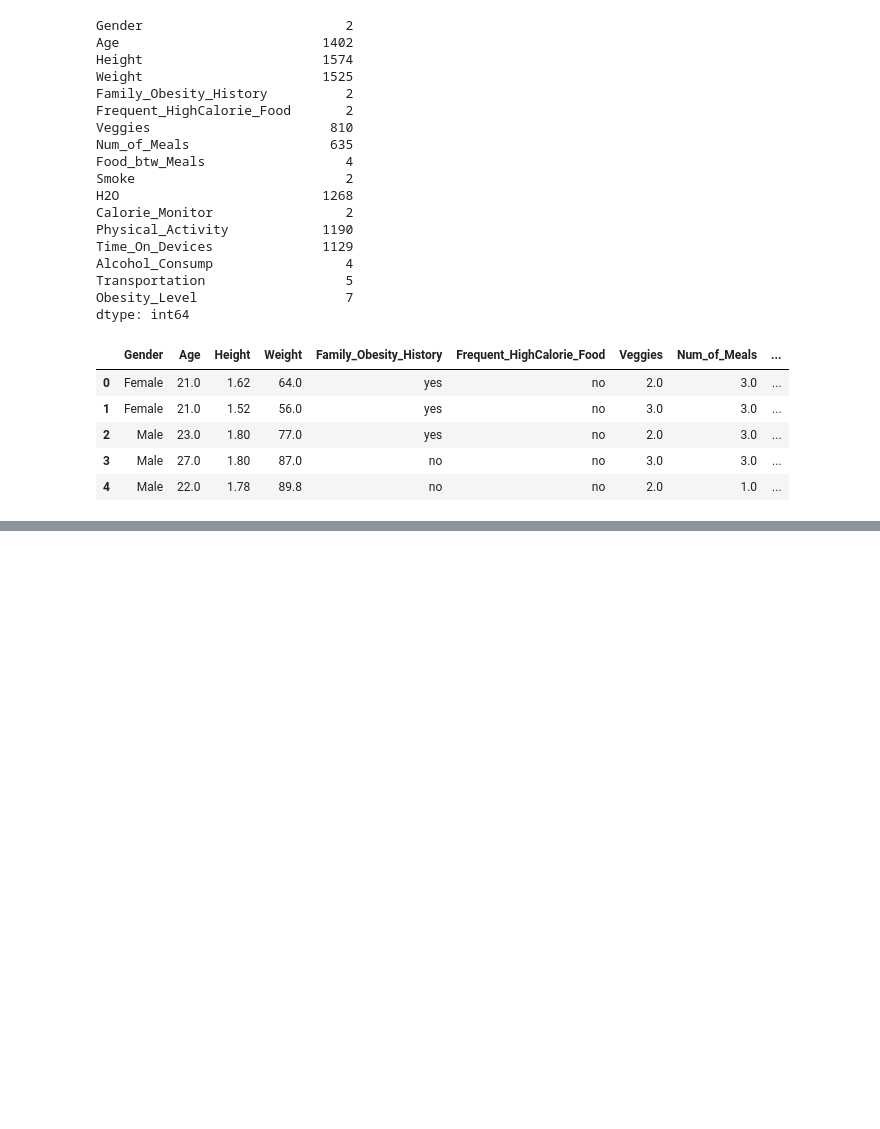
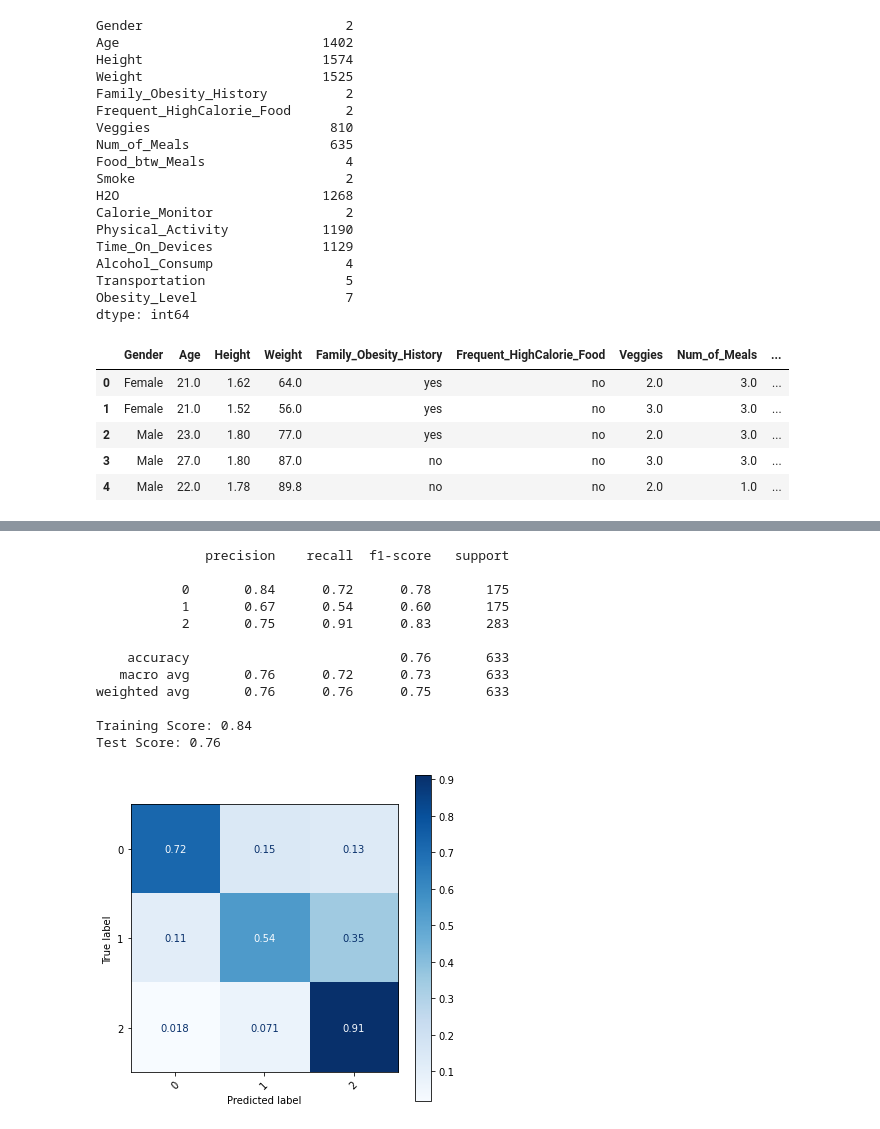
Before and after one commit to samlimish/project3, a Jupyter notebook: Project3.ipynb, the cells around one changed output, grey strips where cells are left out. Cells and saved outputs as stored; diff of their text form; code cells hidden in the pictures; blank space fills up the shorter version.

```diff
--- a/Project3.ipynb
+++ b/Project3.ipynb
@@ -275,0 +312,14 @@ dtype: float64
+# %%
+#Standard Scaler
+scaler=StandardScaler()
+cols=['Age']
+# columns that need to be scaled are labeled so that categorical data isn't scaled as well
+# for i in cols:
+scale = scaler.fit(X_train_ohe[cols])
+# scale inversetransform to get data back
+
+
+# transform the training data columns
+X_train_ohe[cols] = scale.transform(X_train_ohe[cols])
+# transform the testing data columns
+X_test_ohe[cols] = scale.transform(X_test_ohe[cols])
@@ -275,0 +330,23 @@ dtype: float64
+# %%
+# K Nearest Neighbors
+knn=KNeighborsClassifier()
+knn.fit(X_train_ohe, y_train)
+# pred= knn.predict(X_test_ohe)
+# instead of finding out the individual scores, I used the classification report from the metrics
+# to find all scores
+model_score(knn, X_train_ohe, X_test_ohe, y_train, y_test)
+#show classification report for all models
+# %% [output]
+              precision    recall  f1-score   support
+
+           0       0.84      0.72      0.78       175
+           1       0.67      0.54      0.60       175
+           2       0.75      0.91      0.83       283
+
+    accuracy                           0.76       633
+   macro avg       0.76      0.72      0.73       633
+weighted avg       0.76      0.76      0.75       633
+
+Training Score: 0.84
+Test Score: 0.76
+[figure, added]
```
Also changed, not shown: parts of 64 cells of this notebook.
